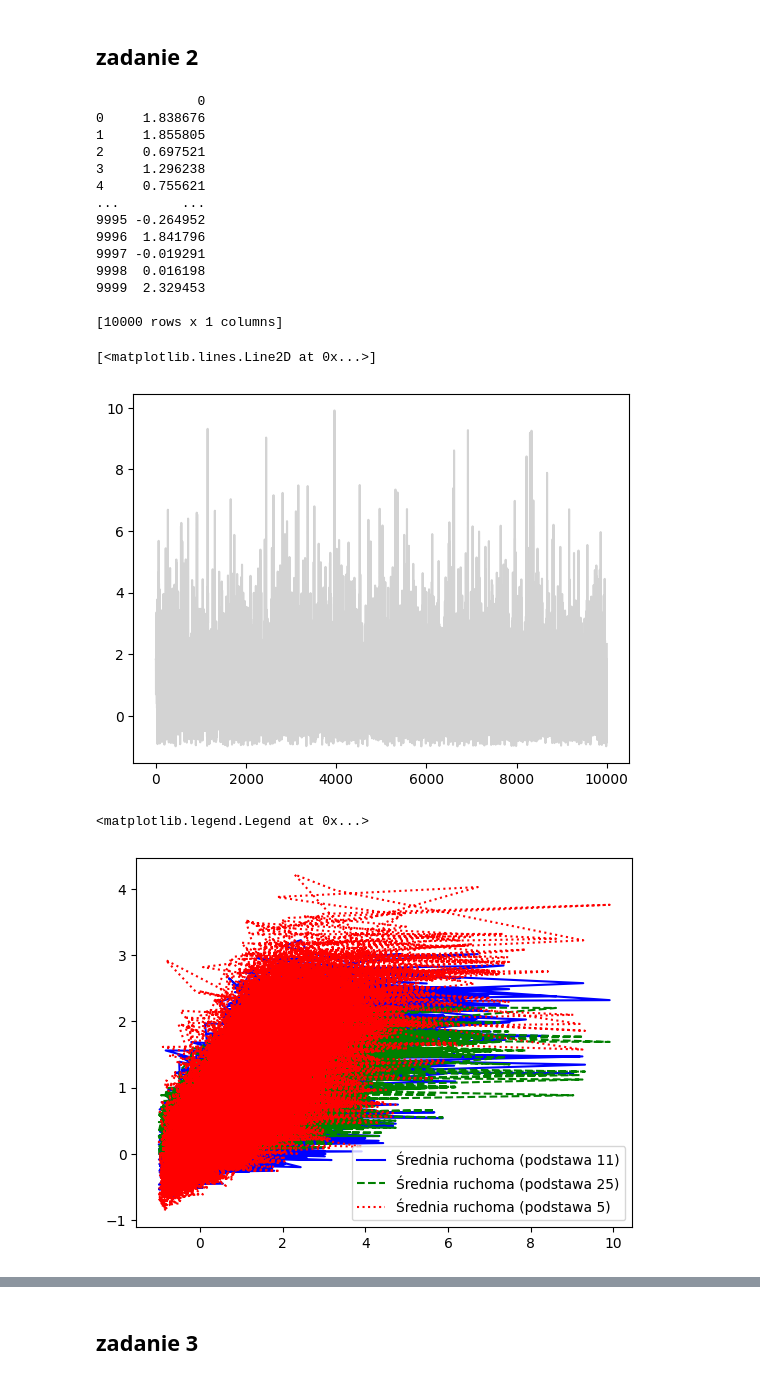
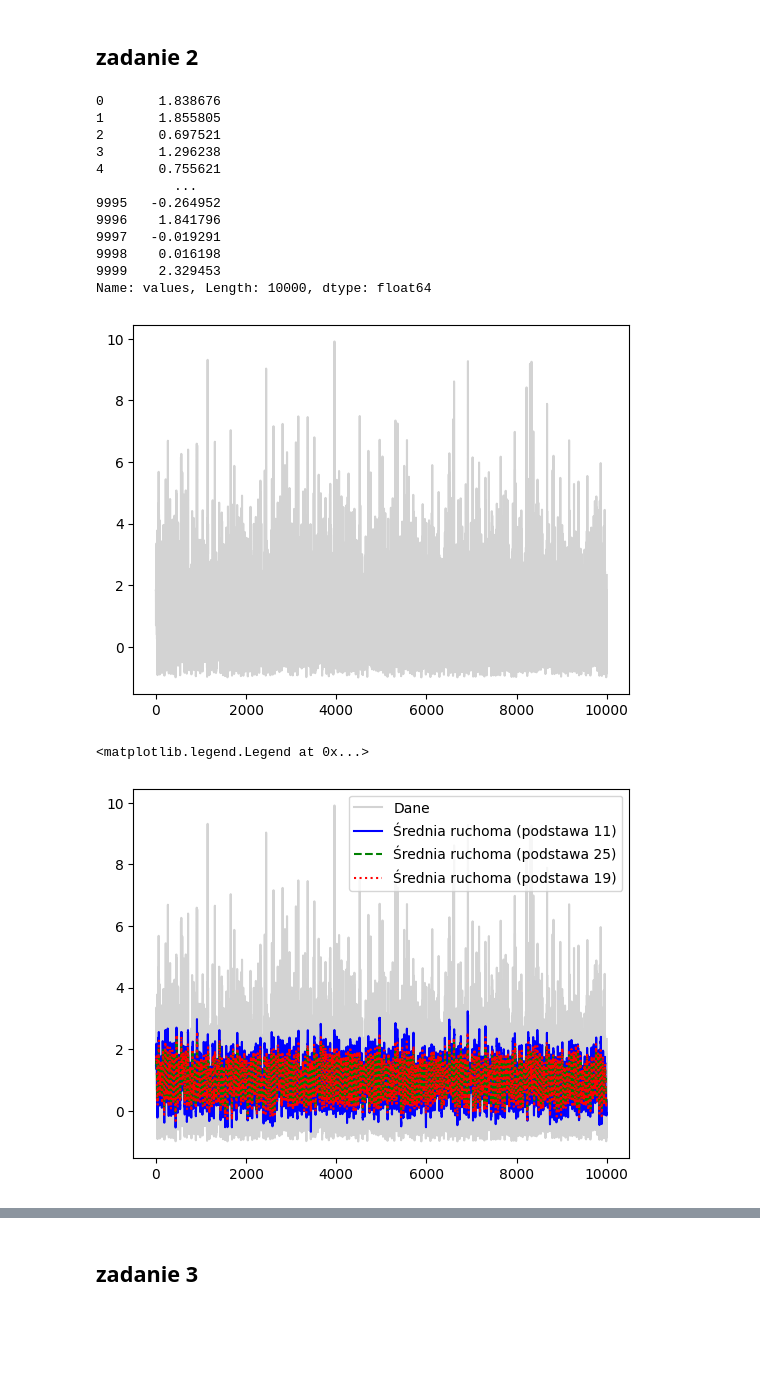
Before and after one commit to MariaNowacka/kaszcz, a Jupyter notebook: l1.ipynb, the cells around one changed output, grey strips where cells are left out. Drawn from its saved outputs; the diff is of its cells as text; code cells hidden in the pictures; blank space fills up the shorter version.

```diff
--- a/l1.ipynb
+++ b/l1.ipynb
@@ -80,44 +115,43 @@ if response.status_code == 200:
 else:
     print(f'Błąd pobierania pliku: {response.status_code}')
 
-df2 = pd.read_csv(StringIO(data), delim_whitespace=True, header=None)
-print(df2)
+df2 = pd.read_csv(StringIO(data), delim_whitespace=True, header=None, names=['values'])
+
+# Kolumna z danymi
+values = df2['values']
+print(df2['values'])
 # %% [output]
-             0
-0     1.838676
-1     1.855805
-2     0.697521
-3     1.296238
-4     0.755621
-...        ...
-9995 -0.264952
-9996  1.841796
-9997 -0.019291
-9998  0.016198
-9999  2.329453
-
-[10000 rows x 1 columns]
+0       1.838676
+1       1.855805
+2       0.697521
+3       1.296238
+4       0.755621
+          ...
+9995   -0.264952
+9996    1.841796
+9997   -0.019291
+9998    0.016198
+9999    2.329453
+Name: values, Length: 10000, dtype: float64
 # %%
-def simple_moving_average(data, window):
-    return data.rolling(window=window, center=True).mean()
-
+# Wykres surowych danych
+plt.plot(df2, label='Dane surowe', color='lightgrey')
+def simple_moving_average(data, window_size):
+    return data.rolling(window=window_size, center=True).mean()
 # Średnie ruchome o podstawie 11, 25 oraz 2p+1
 window_11 = simple_moving_average(df2, 11)
 window_25 = simple_moving_average(df2, 25)
-p = 2
+p = 9
 window_2p1 = simple_moving_average(df2, 2 * p + 1)
-
-# Wykres surowych danych
-plt.plot(df2, label='Dane surowe', color='lightgrey')
 # %% [output]
-[<matplotlib.lines.Line2D at 0x...>]
 [figure]
 # %%
 # Wykresy średnich ruchomych
-plt.plot(df2, window_11, label='Średnia ruchoma (podstawa 11)', color='blue')
-plt.plot(df2, window_25, label='Średnia ruchoma (podstawa 25)', color='green', linestyle = '--')
-plt.plot(df2, window_2p1, label=f'Średnia ruchoma (podstawa {2*p+1})', color='red', linestyle = ':')
+plt.plot(values, label = 'Dane', color = 'lightgrey')
+plt.plot(window_11, label='Średnia ruchoma (podstawa 11)', color='blue')
+plt.plot(window_25, label='Średnia ruchoma (podstawa 25)', color='green', linestyle = '--')
+plt.plot(window_2p1, label=f'Średnia ruchoma (podstawa {2*p+1})', color='red', linestyle = ':')
 plt.legend()
 # %% [output]
 <matplotlib.legend.Legend at 0x...>
-[figure, old version]
+[figure, new version]
```
Also changed, not shown: parts of 13 cells of this notebook, 1 other file.
